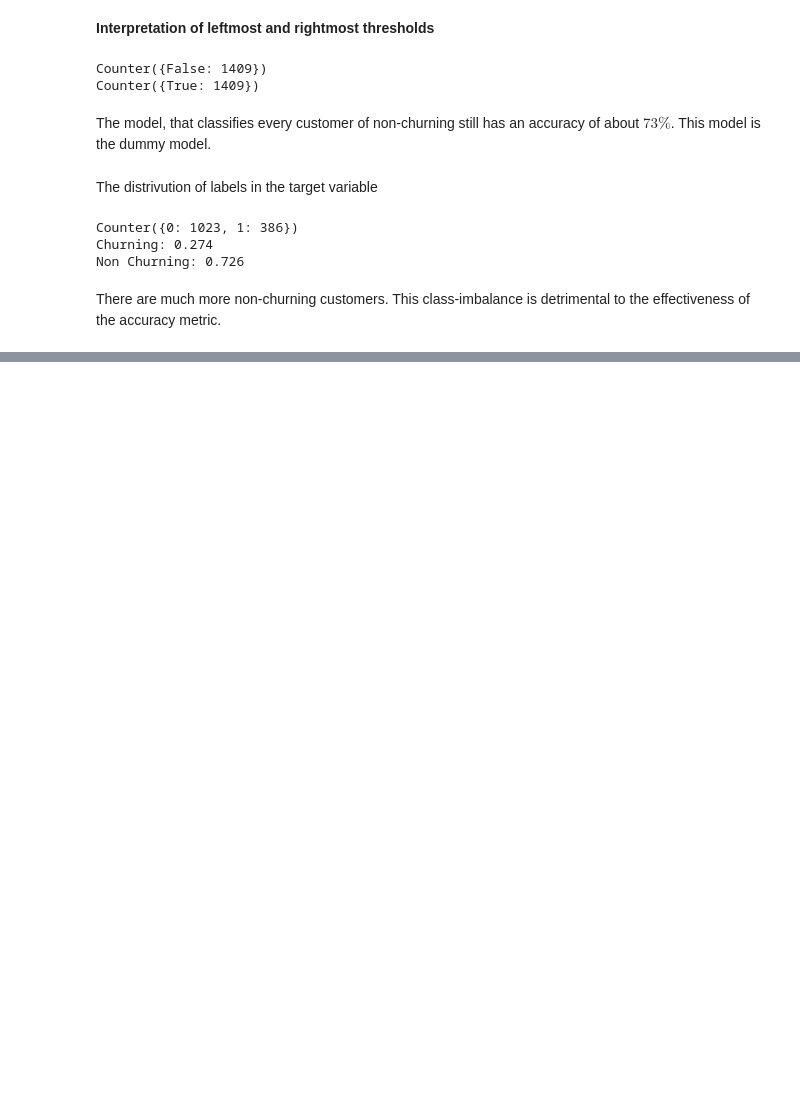
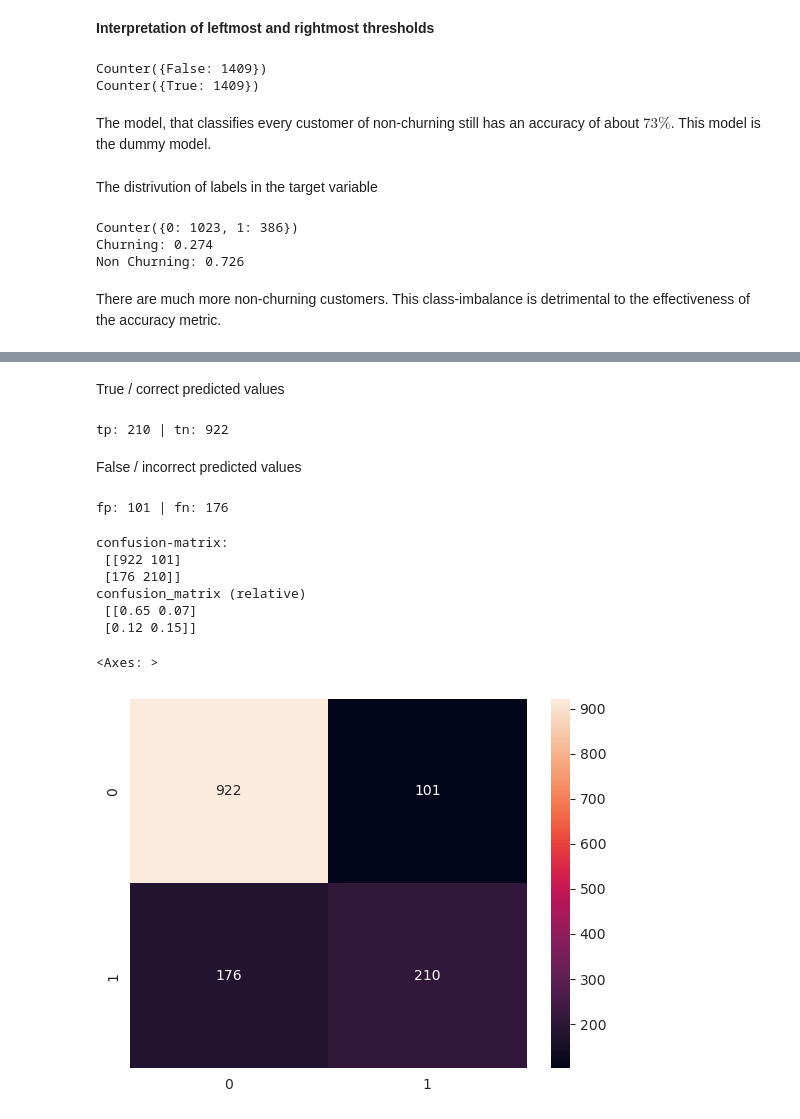
Before and after one commit to joweyel/ml-zoomcamp-material, a Jupyter notebook: 04-evaluation/notebooks/section4-notebook.ipynb, the cells around one changed output, grey strips where cells are left out. Saved outputs shown, nothing was run; the diff lists cells and outputs as text; code cells hidden in the pictures; blank space fills up the shorter version.

```diff
--- a/04-evaluation/notebooks/section4-notebook.ipynb
+++ b/04-evaluation/notebooks/section4-notebook.ipynb
@@ -210,0 +211,9 @@ There are much more non-churning customers. This class-imbalance is detrimental
+# %%
+# The true values
+true_positive = (y_val == 1)
+true_negative = (y_val == 0)
+
+# The predicted value
+t = 0.5
+pred_positive = (y_pred >= t)
+pred_negative = (y_pred < t)
@@ -210,0 +227,32 @@ There are much more non-churning customers. This class-imbalance is detrimental
+# %% [markdown]
+True / correct predicted values
+# %%
+tp = (pred_positive & true_positive).sum()
+tn = (pred_negative & true_negative).sum()
+print(f"tp: {tp} | tn: {tn}")
+# %% [output]
+tp: 210 | tn: 922
+# %% [markdown]
+False / incorrect predicted values
+# %%
+fp = (pred_positive & true_negative).sum()
+fn = (pred_negative & true_positive).sum()
+print(f"fp: {fp} | fn: {fn}")
+# %% [output]
+fp: 101 | fn: 176
+# %%
+confusion_matrix = np.array([[tn, fp],
+                             [fn, tp]])
+relative_confusion_matrix = (confusion_matrix / confusion_matrix.sum())
+print("confusion-matrix:\n", confusion_matrix)
+print("confusion_matrix (relative)\n", (confusion_matrix / confusion_matrix.sum()).round(2))
+sns.heatmap(confusion_matrix, annot=True, fmt=".0f")
+# %% [output]
+confusion-matrix:
+ [[922 101]
+ [176 210]]
+confusion_matrix (relative)
+ [[0.65 0.07]
+ [0.12 0.15]]
+<Axes: >
+[figure, added]
```
Also changed, not shown: parts of 25 cells of this notebook, 3 other files.
